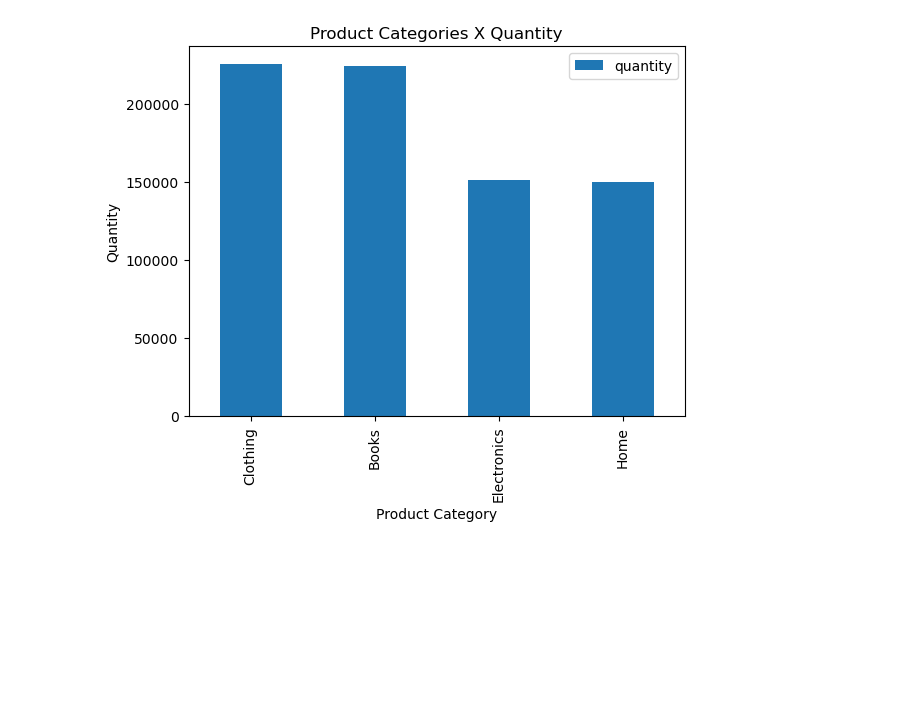
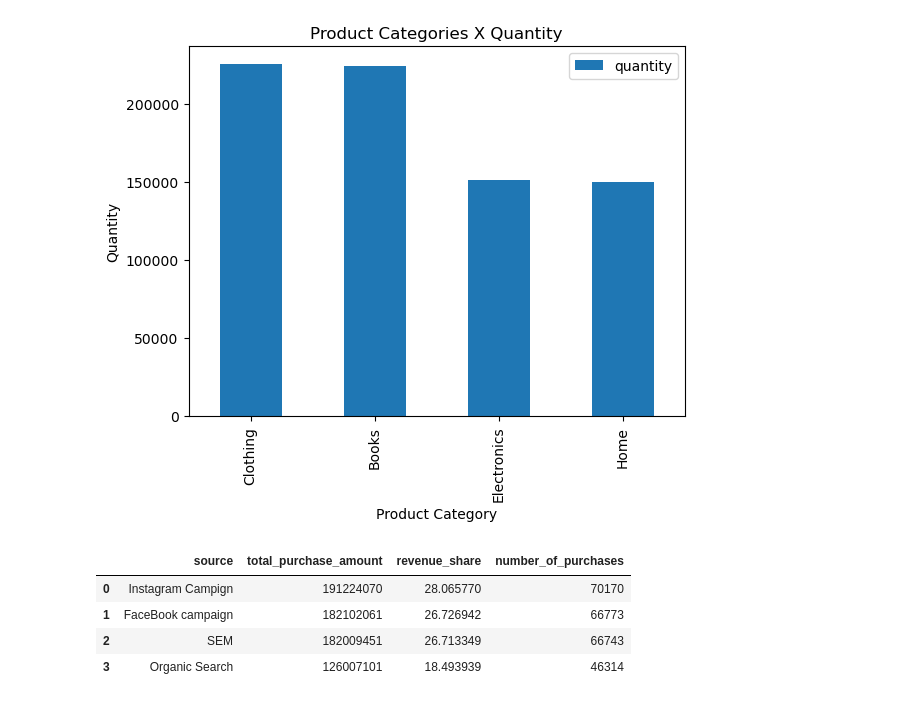
Before and after one commit to crislaineandrade/e-commerce, a Jupyter notebook: ecommerce.ipynb, the cells around one changed output. Cells and saved outputs as stored; diff of their text form; code cells hidden in the pictures; blank space fills up the shorter version.

Commit message:
feat: add main revenue stream analytics

```diff
--- a/ecommerce.ipynb
+++ b/ecommerce.ipynb
@@ -64,3 +64,24 @@ products_bought_most.plot(kind='bar', x='product_category', y='quantity', title=
 | 3 | Home | 149698 |
 <Axes: title={'center': 'Product Categories X Quantity'}, xlabel='Product Category', ylabel='Quantity'>
 [figure]
+# %%
+#Where does the largest source of revenue come from
+
+sources_group = ecommerce.groupby('source')['total_purchase_amount'].sum().reset_index().sort_values(by='total_purchase_amount', ascending=False)
+
+
+sources_group['revenue_share'] = sources_group['total_purchase_amount'] / sources_group['total_purchase_amount'].sum() * 100
+
+purchase_by_source = (ecommerce.groupby('source').size().reset_index(name='number_of_purchases').sort_values('number_of_purchases', ascending=False))
+
+
+sources_group = sources_group.merge(purchase_by_source, on='source')
+
+
+display(sources_group)
+# %% [output]
+|  | source | total_purchase_amount | revenue_share | number_of_purchases |
+| 0 | Instagram Campign | 191224070 | 28.065770 | 70170 |
+| 1 | FaceBook campaign | 182102061 | 26.726942 | 66773 |
+| 2 | SEM | 182009451 | 26.713349 | 66743 |
+| 3 | Organic Search | 126007101 | 18.493939 | 46314 |
```
